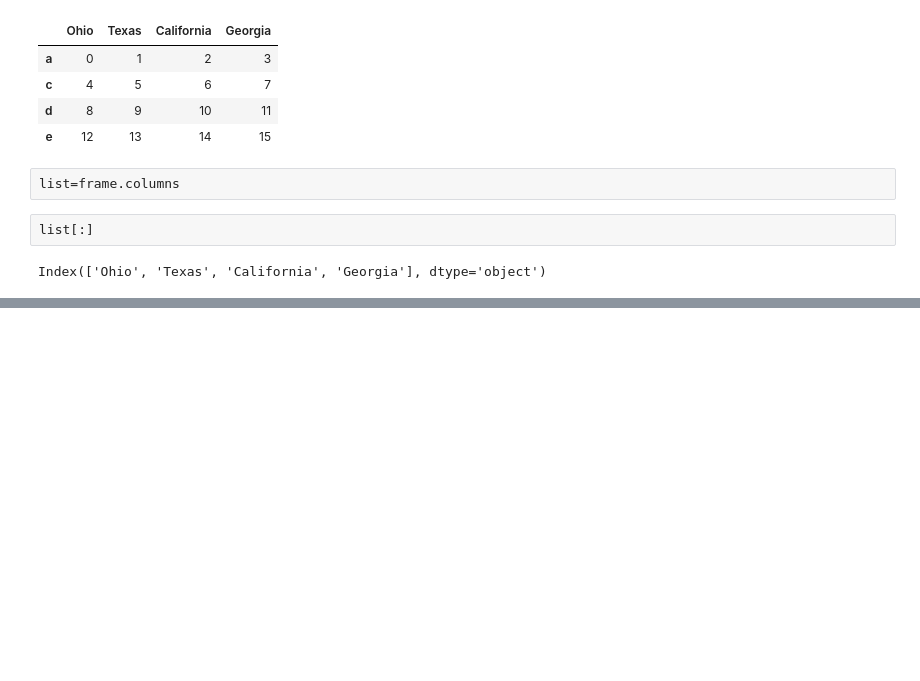
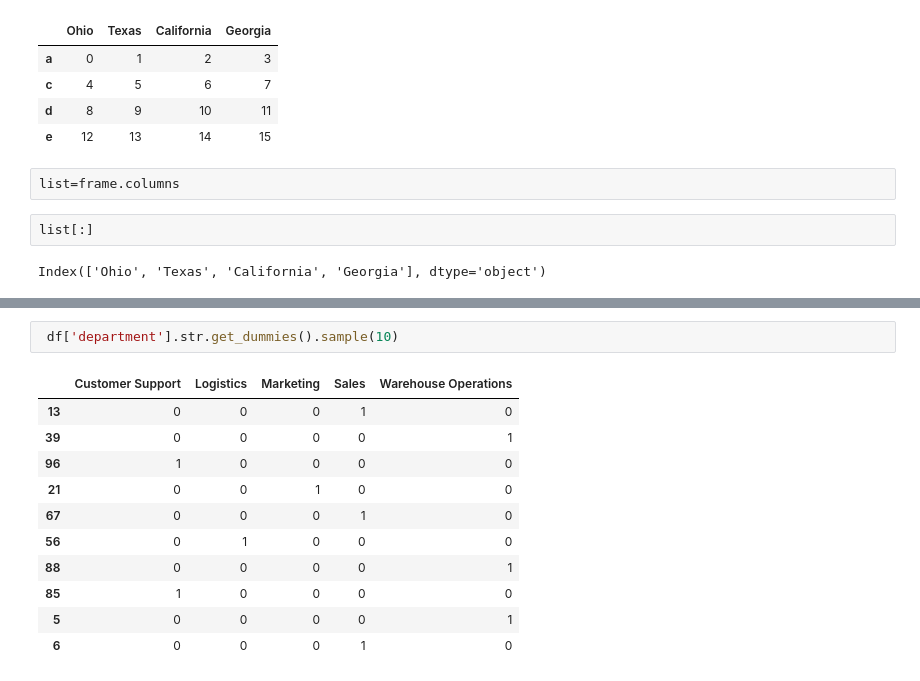
Before and after one commit to SyedSamiUllah1/Python_Practice, a Jupyter notebook: Book.ipynb, the cells around one changed output, grey strips where cells are left out. Cells and saved outputs as stored; diff of their text form; blank space fills up the shorter version.

```diff
--- a/Book.ipynb
+++ b/Book.ipynb
@@ -322,0 +579,14 @@ Index(['Ohio', 'Texas', 'California', 'Georgia'], dtype='object')
+# %%
+ df['department'].str.get_dummies().sample(10)
+# %% [output]
+|  | Customer Support | Logistics | Marketing | Sales | Warehouse Operations |
+| 13 | 0 | 0 | 0 | 1 | 0 |
+| 39 | 0 | 0 | 0 | 0 | 1 |
+| 96 | 1 | 0 | 0 | 0 | 0 |
+| 21 | 0 | 0 | 1 | 0 | 0 |
+| 67 | 0 | 0 | 0 | 1 | 0 |
+| 56 | 0 | 1 | 0 | 0 | 0 |
+| 88 | 0 | 0 | 0 | 0 | 1 |
+| 85 | 1 | 0 | 0 | 0 | 0 |
+| 5 | 0 | 0 | 0 | 0 | 1 |
+| 6 | 0 | 0 | 0 | 1 | 0 |
```
Also changed, not shown: parts of 33 cells of this notebook.
